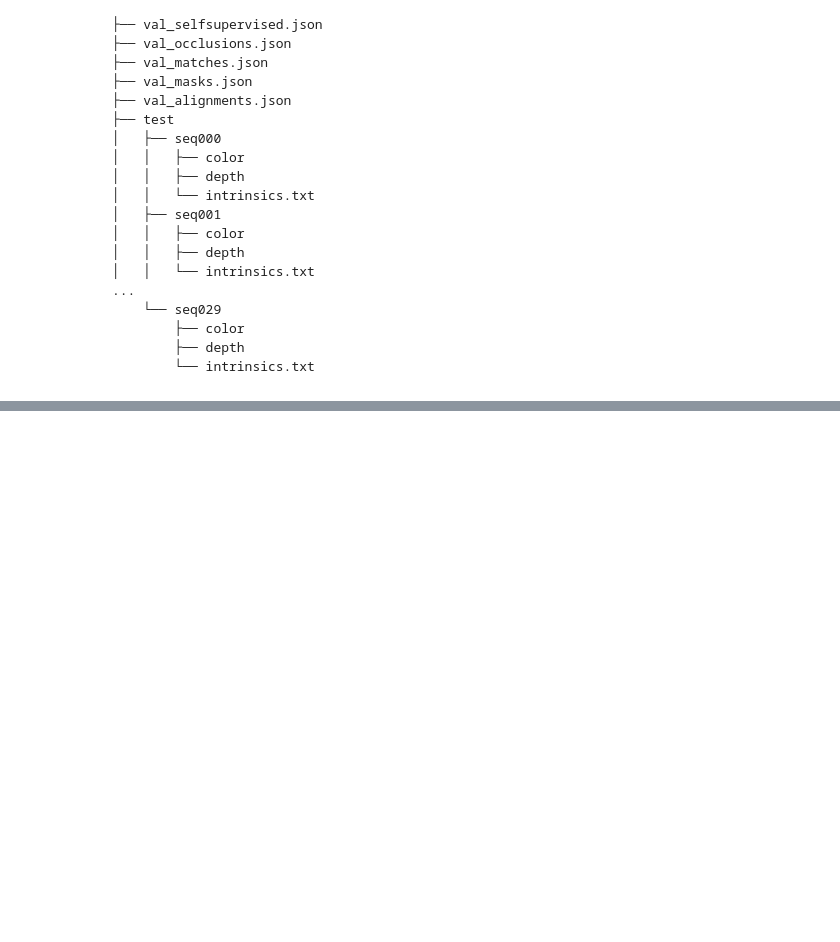
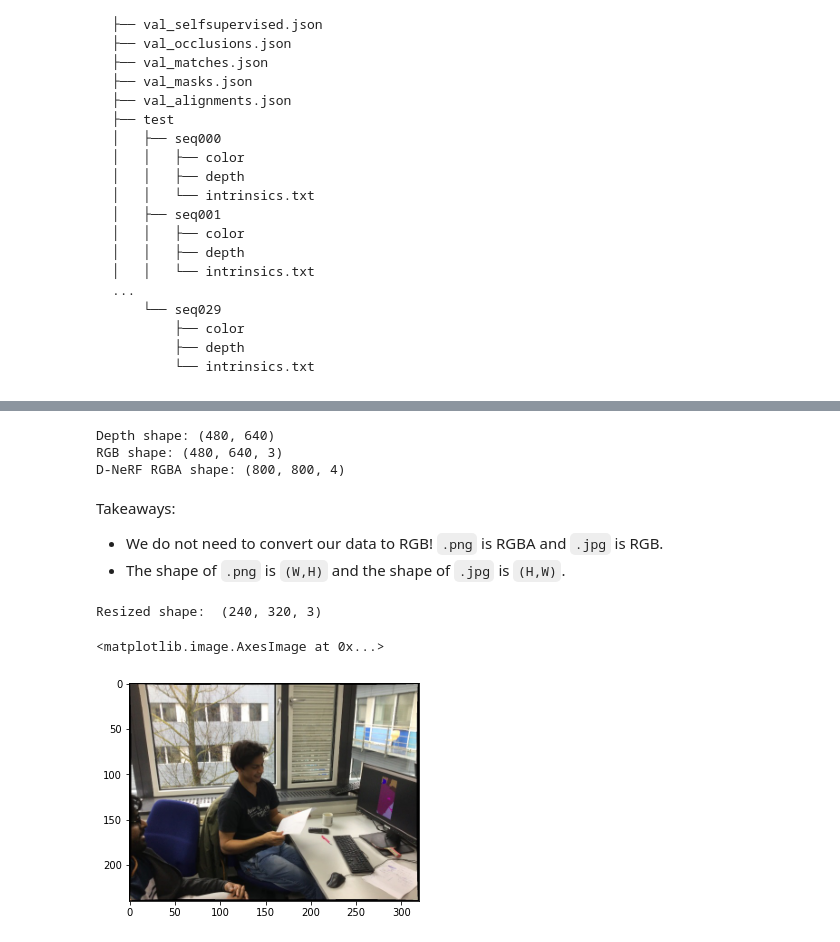
Before and after one commit to philippwulff/DGD-NeRF, a Jupyter notebook: eda_deepdeform.ipynb, the cells around one changed output, grey strips where cells are left out. Saved outputs shown, nothing was run; the diff lists cells and outputs as text; code cells hidden in the pictures; blank space fills up the shorter version.

```diff
--- a/eda_deepdeform.ipynb
+++ b/eda_deepdeform.ipynb
@@ -107,13 +113,15 @@ def tree(dir_path: Path, level: int=-1, limit_to_directories: bool=False,
 # The dataset file structure
 # tree(Path(base_path), level=3)
 # %%
-p = base_path + "/train/seq120/"
+img_p = base_path + "/train/seq120/"
 
 for i in range(100, 150, 5):
     print(f"000{i}:")
     fig, ax = plt.subplots(1, 2, figsize=(10, 5))
-    ax[0].imshow(plt.imread(p + f"color/000{i}.jpg"))
-    im = ax[1].imshow(plt.imread(p + f"depth/000{i}.png"))
+    ax[0].imshow(plt.imread(img_p + f"color/000{i}.jpg"))
+    im = ax[1].imshow(plt.imread(img_p + f"depth/000{i}.png"))
     cax = fig.add_axes([0.95, 0.3, 0.05, 0.4])
     fig.colorbar(im, cax=cax, orientation='vertical')
     plt.show()
+
+clear_output()      # Remove this
@@ -144,0 +128,25 @@ Video("/home/kirwul/D-NeRF/logs/lego/lego_spiral_400000_rgb.mp4")
+# %%
+d_img = imageio.imread(img_p + "depth/000000.png")
+print("Depth shape:", d_img.shape)
+rgb_img = imageio.imread(img_p + "/color/000000.jpg")
+print("RGB shape:", rgb_img.shape)
+print("D-NeRF RGBA shape:", imageio.imread("./data/lego/train/r_0.png").shape)
+# %% [output]
+Depth shape: (480, 640)
+RGB shape: (480, 640, 3)
+D-NeRF RGBA shape: (800, 800, 4)
+# %% [markdown]
+Takeaways:
+- We do not need to convert our data to RGB! `.png` is RGBA and `.jpg` is RGB.
+- The shape of `.png` is `(W,H)` and the shape of `.jpg` is `(H,W)`.
+# %%
+#rgb_img = imageio.imread("./data/lego/train/r_0.png")
+
+H, W, _ = rgb_img.shape
+resized_img = cv2.resize(rgb_img, (W//2, H//2), interpolation=cv2.INTER_AREA)
+print("Resized shape: ", resized_img.shape)
+plt.imshow(resized_img)
+# %% [output]
+Resized shape:  (240, 320, 3)
+<matplotlib.image.AxesImage at 0x...>
+[figure, added]
```
Also changed, not shown: parts of 6 cells of this notebook, 4 other files.
